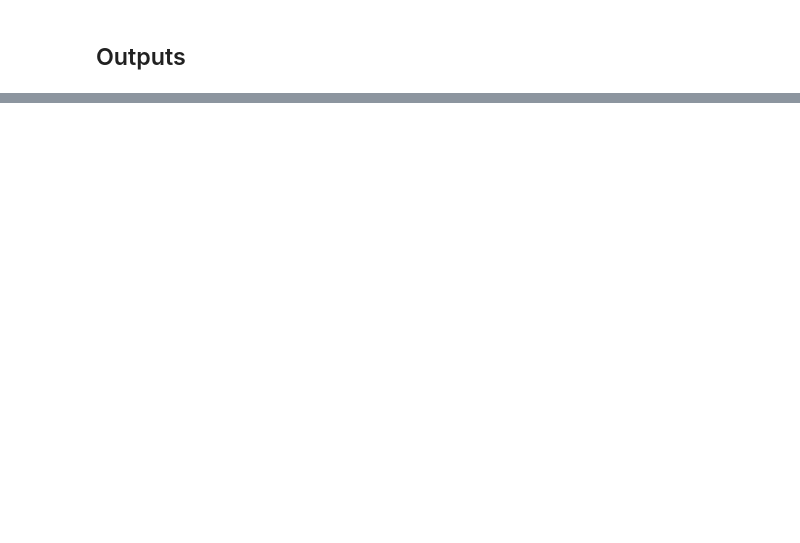
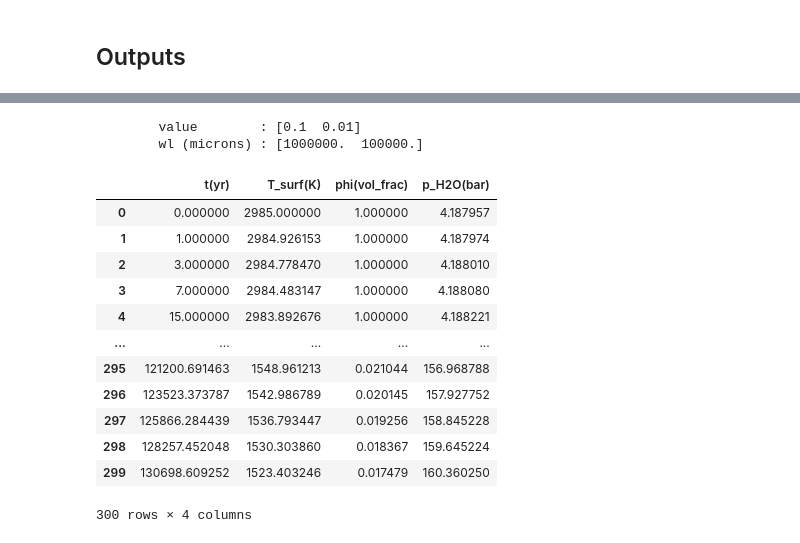
Before and after one commit to projectcuisines/chili, a Jupyter notebook: intercomparison/inputs/moai/evolution-moai-earth-config.ipynb, the cells around one changed output, grey strips where cells are left out. Cells and saved outputs as stored; diff of their text form; code cells hidden in the pictures; blank space fills up the shorter version.

```diff
--- a/intercomparison/inputs/moai/evolution-moai-earth-config.ipynb
+++ b/intercomparison/inputs/moai/evolution-moai-earth-config.ipynb
@@ -240,0 +371,6 @@ No file found: calculating lookups, be patient it can take some time!
+# %%
+import exo_k as xk
+xk.util.spectrum.Spectrum(np.array([1e-1,1e-2]),np.array([0.01,0.1]))
+# %% [output]
+        value        : [0.1  0.01]
+        wl (microns) : [1000000.  100000.]
@@ -240,0 +387,17 @@ No file found: calculating lookups, be patient it can take some time!
+# %%
+import pandas as pd
+ds = pd.DataFrame({'t(yr)':ts('time')/y2s,'T_surf(K)':ts('T_surf'),'phi(vol_frac)':ts('phi_avg'),'p_H2O(bar)':ts('p_H2O')*1e-5})
+# %% [output]
+|  | t(yr) | T_surf(K) | phi(vol_frac) | p_H2O(bar) |
+| 0 | 0.000000 | 2985.000000 | 1.000000 | 4.187957 |
+| 1 | 1.000000 | 2984.926153 | 1.000000 | 4.187974 |
+| 2 | 3.000000 | 2984.778470 | 1.000000 | 4.188010 |
+| 3 | 7.000000 | 2984.483147 | 1.000000 | 4.188080 |
+| 4 | 15.000000 | 2983.892676 | 1.000000 | 4.188221 |
+| ... | ... | ... | ... | ... |
+| 295 | 121200.691463 | 1548.961213 | 0.021044 | 156.968788 |
+| 296 | 123523.373787 | 1542.986789 | 0.020145 | 157.927752 |
+| 297 | 125866.284439 | 1536.793447 | 0.019256 | 158.845228 |
+| 298 | 128257.452048 | 1530.303860 | 0.018367 | 159.645224 |
+| 299 | 130698.609252 | 1523.403246 | 0.017479 | 160.360250 |
+300 rows × 4 columns
```
Also changed, not shown: parts of 34 cells of this notebook, 12 other files.
